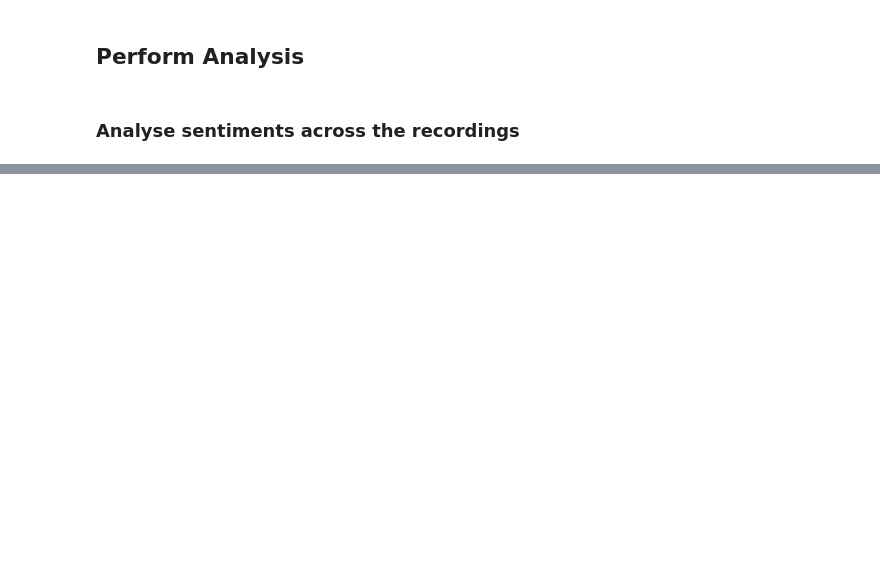
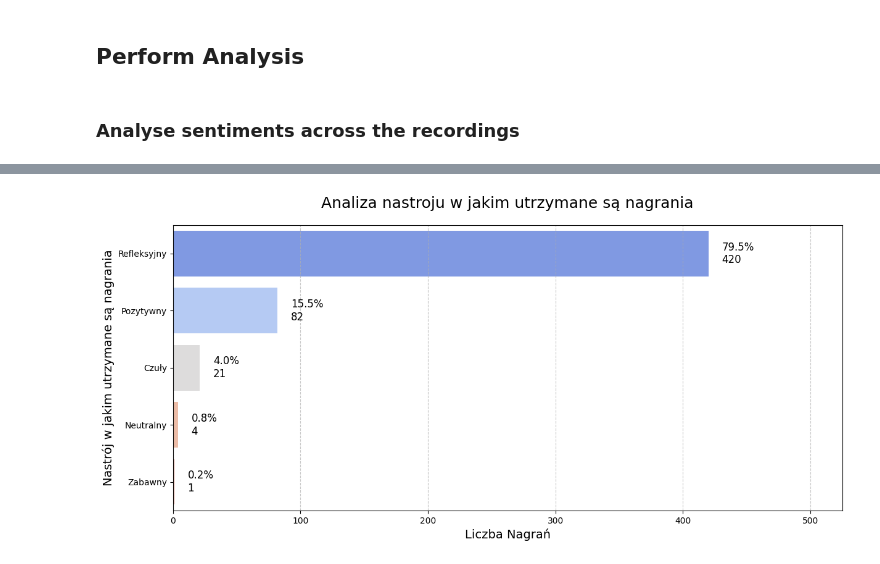
Before and after one commit to stellarshenson/henryk-analysis, a Jupyter notebook: notebooks/recordings/5 - Analyse transcription classifications.ipynb, the cells around one changed output, grey strips where cells are left out. Drawn from its saved outputs; the diff is of its cells as text; code cells hidden in the pictures; blank space fills up the shorter version.

```diff
--- a/notebooks/recordings/5 - Analyse transcription classifications.ipynb
+++ b/notebooks/recordings/5 - Analyse transcription classifications.ipynb
@@ -54,0 +63,4 @@ visualize.plot_categorical_histogram(df_stats, 'classification.overall_sentiment
+# %%
+visualize.plot_categorical_histogram(df_stats, 'classification.overall_mood', title='Analiza nastroju w jakim utrzymane są nagrania', mapping_file='../../resources/text_mappings.json')
+# %% [output]
+[figure, added]
```
Also changed, not shown: parts of 13 cells of this notebook, 4 other files.
